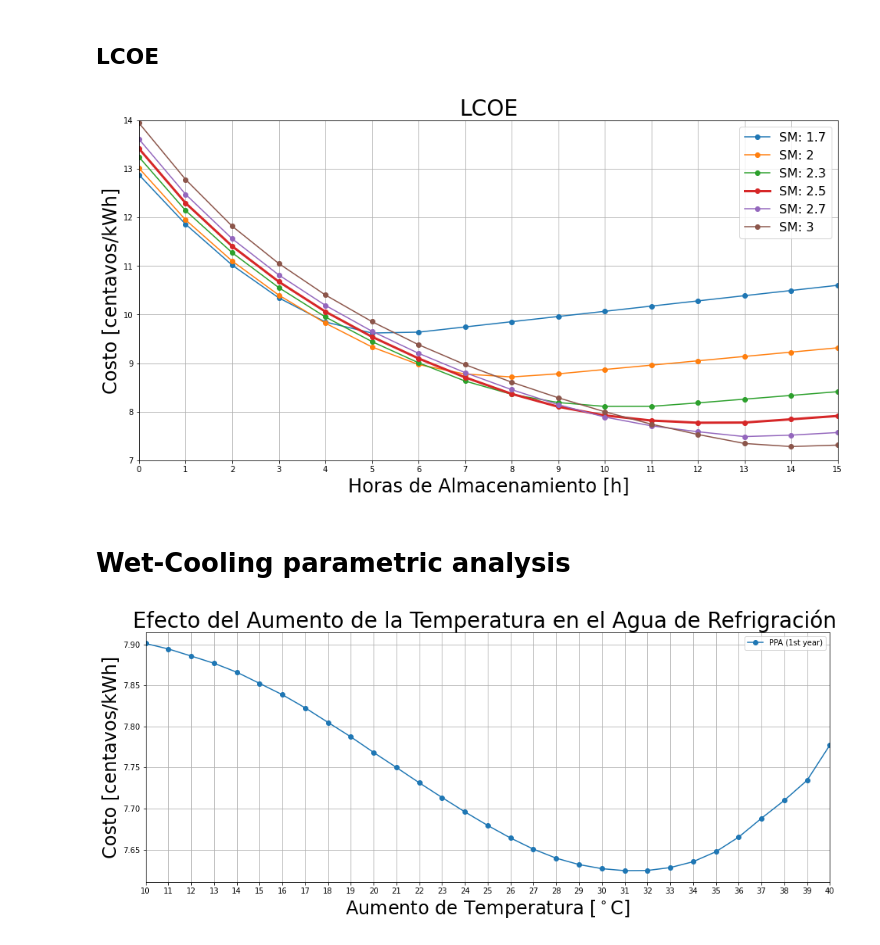
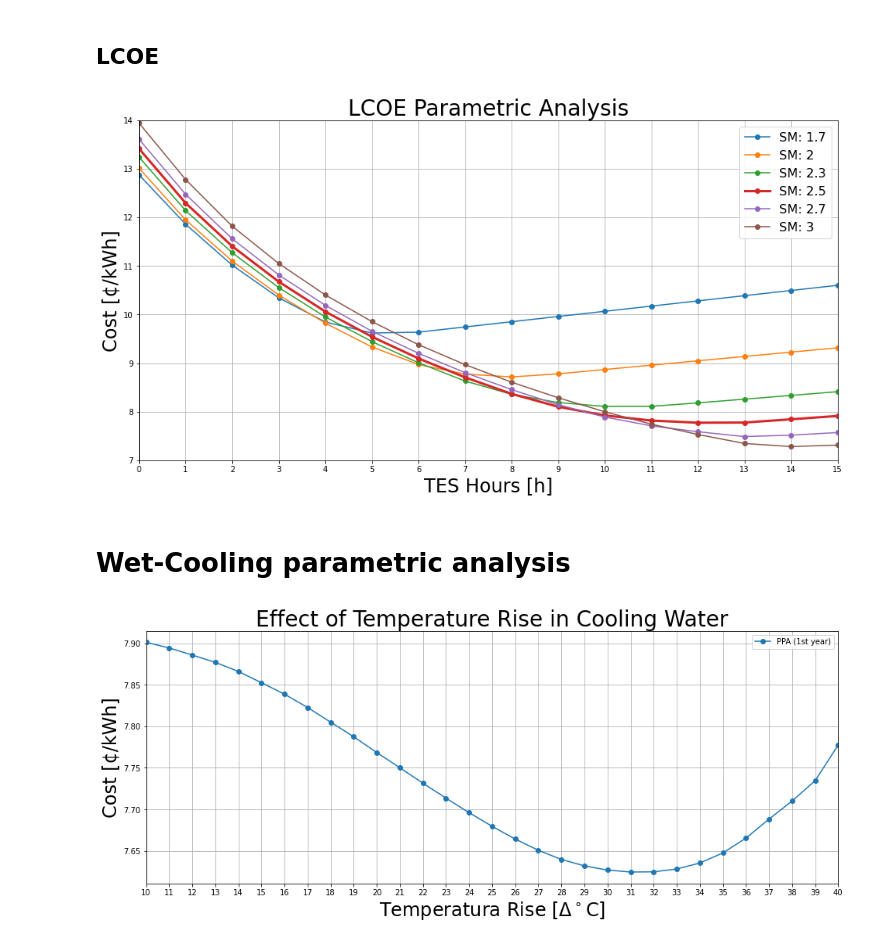
Before and after one commit to georgegacitua/CSP_data, a Jupyter notebook: CSP_norte.ipynb, the cells around one changed output. Drawn from its saved outputs; the diff is of its cells as text; code cells hidden in the pictures.

Commit message:
Graphs language changed from Spanish to English

```diff
--- a/CSP_norte.ipynb
+++ b/CSP_norte.ipynb
@@ -46,9 +46,9 @@ plt.plot(h_storage, parametric_sm30[:, 5], 'o-', label= 'SM: 3')
 plt.xticks(h_storage)
 plt.ylim(7,14)
 plt.xlim(0,15)
-plt.xlabel(r'Horas de Almacenamiento [h]', fontsize=24)
-plt.ylabel(r'Costo [centavos/kWh]', fontsize=24)
-plt.title("LCOE", fontsize=28)
+plt.xlabel(r'TES Hours [h]', fontsize=24)
+plt.ylabel(r'Cost [¢/kWh]', fontsize=24)
+plt.title("LCOE Parametric Analysis", fontsize=28)
 plt.legend(fontsize= 16)
 plt.grid()
 
@@ -56,24 +56,24 @@ plt.grid()
 plt.savefig('lcoe_parametric.png', format='png', bbox_inches='tight')
 plt.show()
 # %% [output]
-[figure, old version]
+[figure, new version]
 # %% [markdown]
 # Wet-Cooling parametric analysis
 # %%
 #Graph
 plt.figure(figsize=(16, 6)) #Image Size
 plt.plot(parametric_wet[:,0], parametric_wet[:, 1], 'o-', label= 'PPA (1st year)')
 #plt.plot(parametric_wet[:,0], parametric_wet[:, 2], 'o-', label= 'LCOE (real)')
 plt.xticks(parametric_wet[:,0])
 plt.xlim(10, 40)
-plt.xlabel(r'Aumento de Temperatura [$^\circ$C]', fontsize=24)
-plt.ylabel(r'Costo [centavos/kWh]', fontsize=24)
-plt.title("Efecto del Aumento de la Temperatura en el Agua de Refrigración ", fontsize=28)
+plt.xlabel(r'Temperatura Rise [$\Delta^\circ$C]', fontsize=24)
+plt.ylabel(r'Cost [¢/kWh]', fontsize=24)
+plt.title("Effect of Temperature Rise in Cooling Water", fontsize=28)
 plt.legend()
 plt.grid()
 
 #Save figure
 plt.savefig('wet_metrics.png', format='png', bbox_inches='tight')
 plt.show()
 # %% [output]
-[figure, old version]
+[figure, new version]
```
Also changed, not shown: 16 other files.
